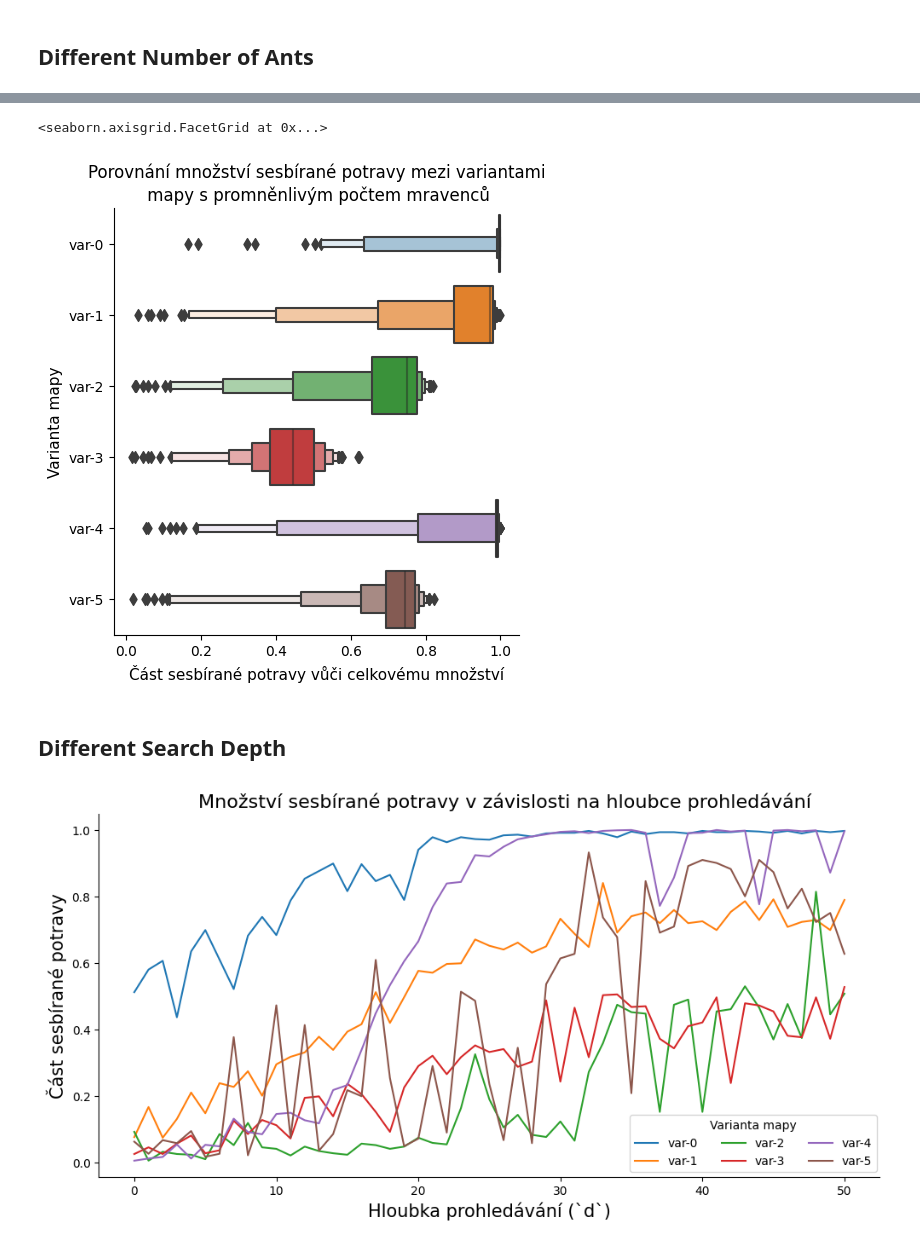
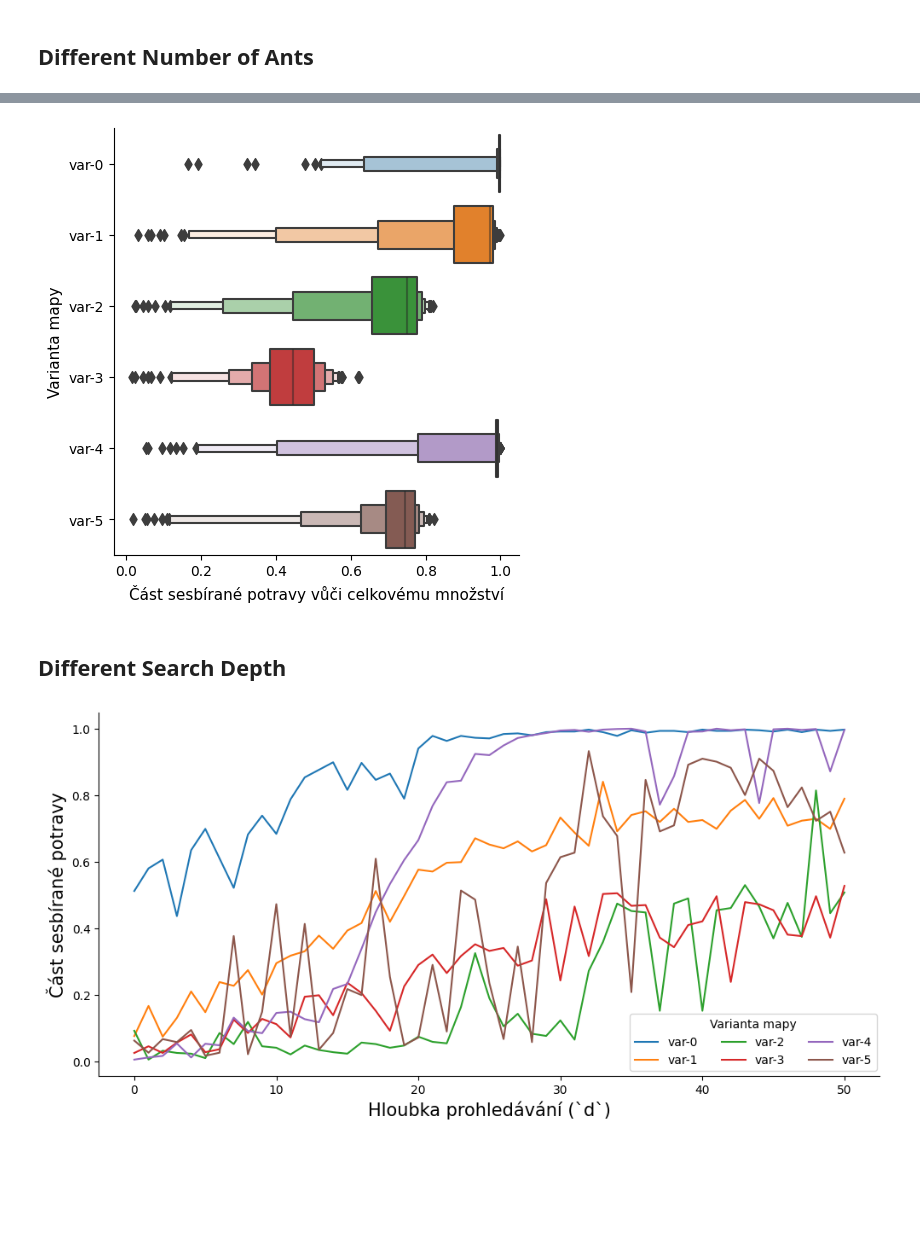
Before and after one commit to dbeinhauer/ant_colony_model, a Jupyter notebook: plot_creator.ipynb, the cells around one changed output, grey strips where cells are left out. Drawn from its saved outputs; the diff is of its cells as text; code cells hidden in the pictures; blank space fills up the shorter version.

```diff
--- a/plot_creator.ipynb
+++ b/plot_creator.ipynb
@@ -388,15 +392,14 @@ g = sns.catplot(
     y="map_variant",
     x="food_percentage",
     kind="boxen",
-).set(title="Porovnání množství sesbírané potravy mezi variantami\n mapy s promněnlivým počtem mravenců")
+)#.set(title="Porovnání množství sesbírané potravy mezi variantami\n mapy s promněnlivým počtem mravenců")
 
 
 g.set_axis_labels("Část sesbírané potravy vůči celkovému množství", "Varianta mapy", fontsize=11)
 
-# plt.savefig('template1/images/num_ants_variants_means.pdf', bbox_inches='tight')
+plt.savefig('template1/images/num_ants_variants_means.pdf', bbox_inches='tight')
 # %% [output]
-<seaborn.axisgrid.FacetGrid at 0x...>
-[figure, old version]
+[figure, new version]
 # %% [markdown]
 ## Different Search Depth
 # %%
@@ -418,27 +421,27 @@ depth_data = experiment_data[experiment_data.task_type == "depth"]
 # %%
 g = sns.relplot(
     data=depth_data,
     x="variable_size",
     y="food_percentage",
     hue="map_variant",
     kind="line",
     aspect=2
 )#.set(title="Množství sesbírané potravy v závislosti na hloubce prohledávání")
 
-g.fig.suptitle("Množství sesbírané potravy v závislosti na hloubce prohledávání", fontsize=16, y=1.02)
+# g.fig.suptitle("Množství sesbírané potravy v závislosti na hloubce prohledávání", fontsize=16, y=1.02)
 g.set_xlabels("Hloubka prohledávání (`d`)", fontsize=15)
 g.set_ylabels("Část sesbírané potravy", fontsize=15)
 g._legend.set_title("Varianta mapy")
 
 sns.move_legend(
     g, "lower center",
     bbox_to_anchor=(.765, .115), ncol=3, title='Varianta mapy', frameon=True,
 )
 
 
-# plt.savefig('template1/images/search_depth_variants_together.pdf', bbox_inches='tight')
+plt.savefig('template1/images/search_depth_variants_together.pdf', bbox_inches='tight')
 # %% [output]
-[figure, old version]
+[figure, new version]
 # %%
 g = sns.relplot(
     data=depth_data,
```
Also changed, not shown: parts of 8 cells of this notebook, 20 other files.
